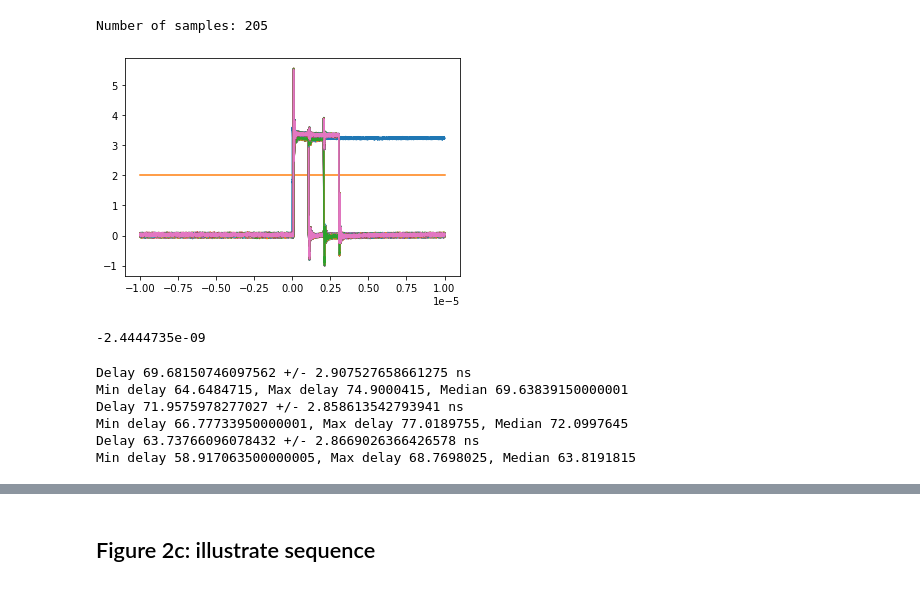
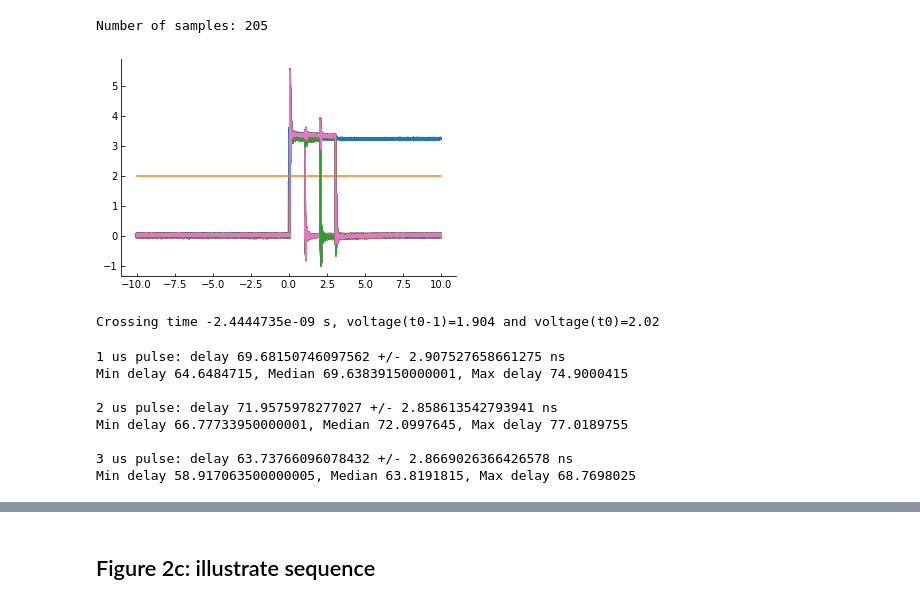
Before and after one commit to mufpga/analysis, a Jupyter notebook: laser_camera_triggering.ipynb, the cells around one changed output, grey strips where cells are left out. Cells and saved outputs as stored; diff of their text form; code cells hidden in the pictures.

Commit message:
update laser trigger analysis

```diff
--- a/laser_camera_triggering.ipynb
+++ b/laser_camera_triggering.ipynb
@@ -2,6 +6,12 @@
 import os, re
 import numpy as np
 import matplotlib.pyplot as plt
-import plotnine
+import matplotlib as mpl
+
+# define some matplotlib style for all figures
+mpl.rcParams['axes.spines.right'] = False
+mpl.rcParams['axes.spines.top'] = False
+mpl.rcParams['xtick.direction'] = 'in'
+mpl.rcParams['ytick.direction'] = 'in'
 # %%
 def load_single(path):
@@ -173,47 +185,50 @@ plot_all(cam, vals)
 ## Figure 2b: pulse length accuracy
 # %%
 # load data
-cam = load_single('3_figure_2b/C1_00000.txt')
-ch2 = load_all('3_figure_2b/ch2')
-ch3 = load_all('3_figure_2b/ch3')
-ch4 = load_all('3_figure_2b/ch4')
+cam = load_single('data/M3_laser_camera_triggers/3_figure_2b/C1_00000.txt')
+ch2 = load_all('data/M3_laser_camera_triggers/3_figure_2b/ch2')
+ch3 = load_all('data/M3_laser_camera_triggers/3_figure_2b/ch3')
+ch4 = load_all('data/M3_laser_camera_triggers/3_figure_2b/ch4')
 # %%
 print(f'Number of samples: {len(ch2)}')
 # %% [output]
 Number of samples: 205
 # %%
 # show data
-plot_multichannel(cam, [ch2, ch3, ch4])
+plot_multichannel(cam, [ch2, ch3, ch4], time_scale = 1_000_000)
 # %% [output]
-[figure, old version]
+[figure, new version]
 # %%
-# camera threshold
-t0 = cam[np.argmax(cam[:,1] >= 2), 0]
-print(t0)
+# compute t0: the moment the camera exposure signal crosses the threshold
+ind = get_delay_index(cam, 2)
+t0 = cam[ind, 0]
+print(f'Crossing time {t0} s, voltage(t0-1)={cam[ind-1,1]} and voltage(t0)={cam[ind,1]}')
 # %% [output]
--2.4444735e-09
+Crossing time -2.4444735e-09 s, voltage(t0-1)=1.904 and voltage(t0)=2.02
 # %%
 # compute delay
-delays_inv = (get_delays(ch2)-t0)*1_000_000_000  # to ns
-print(f'Delay {np.mean(delays_inv)} +/- {np.std(delays_inv)} ns')
-print(f'Min delay {np.min(delays_inv)}, Max delay {np.max(delays_inv)}, Median {np.median(delays_inv)}')
+delays_ch2 = (get_delays(ch2)-t0)*1_000_000_000  # to ns
+print(f'1 us pulse: delay {np.mean(delays_ch2)} +/- {np.std(delays_ch2)} ns')
+print(f'Min delay {np.min(delays_ch2)}, Median {np.median(delays_ch2)}, Max delay {np.max(delays_ch2)}\n')
 
 # compute delay
-delays_inv = (get_delays(ch3)-t0)*1_000_000_000  # to ns
-print(f'Delay {np.mean(delays_inv)} +/- {np.std(delays_inv)} ns')
-print(f'Min delay {np.min(delays_inv)}, Max delay {np.max(delays_inv)}, Median {np.median(delays_inv)}')
+delays_ch3 = (get_delays(ch3)-t0)*1_000_000_000  # to ns
+print(f'2 us pulse: delay {np.mean(delays_ch3)} +/- {np.std(delays_ch3)} ns')
+print(f'Min delay {np.min(delays_ch3)}, Median {np.median(delays_ch3)}, Max delay {np.max(delays_ch3)}\n')
 
 # compute delay
-delays_inv = (get_delays(ch4)-t0)*1_000_000_000  # to ns
-print(f'Delay {np.mean(delays_inv)} +/- {np.std(delays_inv)} ns')
-print(f'Min delay {np.min(delays_inv)}, Max delay {np.max(delays_inv)}, Median {np.median(delays_inv)}')
+delays_ch4 = (get_delays(ch4)-t0)*1_000_000_000  # to ns
+print(f'3 us pulse: delay {np.mean(delays_ch4)} +/- {np.std(delays_ch4)} ns')
+print(f'Min delay {np.min(delays_ch4)}, Median {np.median(delays_ch4)}, Max delay {np.max(delays_ch4)}\n')
 # %% [output]
-Delay 69.68150746097562 +/- 2.907527658661275 ns
-Min delay 64.6484715, Max delay 74.9000415, Median 69.63839150000001
-Delay 71.9575978277027 +/- 2.858613542793941 ns
-Min delay 66.77733950000001, Max delay 77.0189755, Median 72.0997645
-Delay 63.73766096078432 +/- 2.8669026366426578 ns
-Min delay 58.917063500000005, Max delay 68.7698025, Median 63.8191815
+1 us pulse: delay 69.68150746097562 +/- 2.907527658661275 ns
+Min delay 64.6484715, Median 69.63839150000001, Max delay 74.9000415
+
+2 us pulse: delay 71.9575978277027 +/- 2.858613542793941 ns
+Min delay 66.77733950000001, Median 72.0997645, Max delay 77.0189755
+
+3 us pulse: delay 63.73766096078432 +/- 2.8669026366426578 ns
+Min delay 58.917063500000005, Median 63.8191815, Max delay 68.7698025
 # %%
 # compute average delay
 def get_pulse_length(laser):
```
Also changed, not shown: parts of 11 cells of this notebook, 1 other file.
